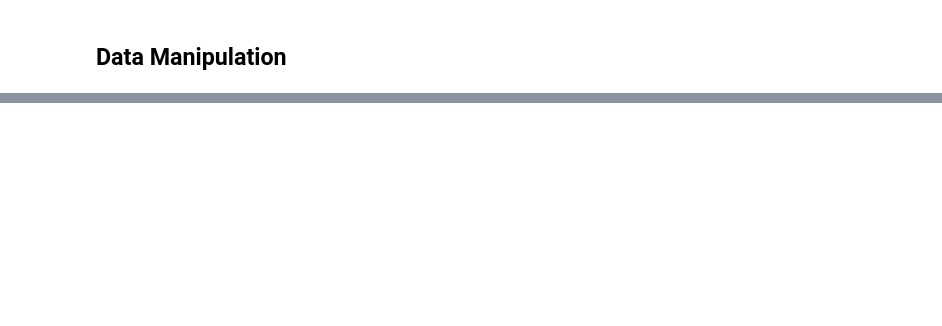
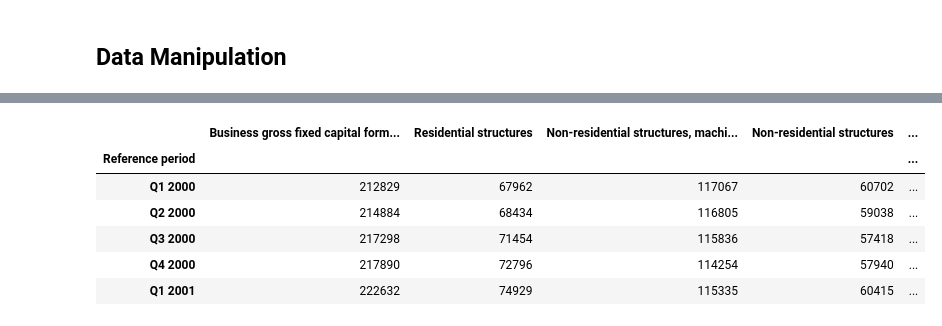
Before and after one commit to jtloong/blog_projects, a Jupyter notebook: corp_investment/analysis.ipynb, the cells around one changed output, grey strips where cells are left out. Cells and saved outputs as stored; diff of their text form; code cells hidden in the pictures; blank space fills up the shorter version.

```diff
--- a/corp_investment/analysis.ipynb
+++ b/corp_investment/analysis.ipynb
@@ -40,0 +43,14 @@ data = pd.merge(inve)
+# %%
+data['Machinery and Equipment Investment'] = data['Machinery and equipment'] / data['Business gross fixed capital formation']
+data['Intellectual Property Investment'] = data['Intellectual property products'] / data['Business gross fixed capital formation']
+
+data = data.set_index('Reference period')
+data.head()
+# %% [output]
+|  | Business gross fixed capital form... | Residential structures | Non-residential structures, machi... | Non-residential structures | ... |
+| Reference period |  |  |  |  | ... |
+| Q1 2000 | 212829 | 67962 | 117067 | 60702 | ... |
+| Q2 2000 | 214884 | 68434 | 116805 | 59038 | ... |
+| Q3 2000 | 217298 | 71454 | 115836 | 57418 | ... |
+| Q4 2000 | 217890 | 72796 | 114254 | 57940 | ... |
+| Q1 2001 | 222632 | 74929 | 115335 | 60415 | ... |
```
Also changed, not shown: parts of 7 cells of this notebook, 2 other files.
